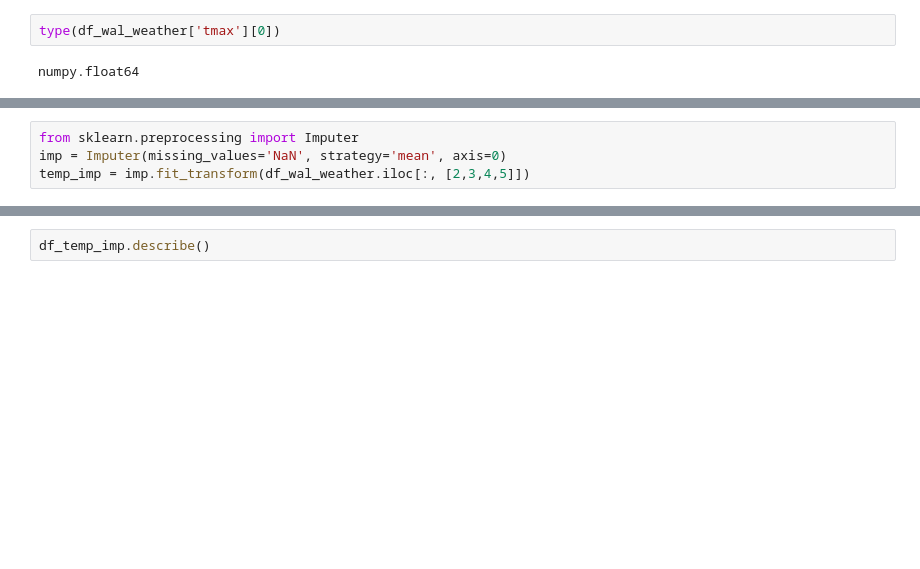
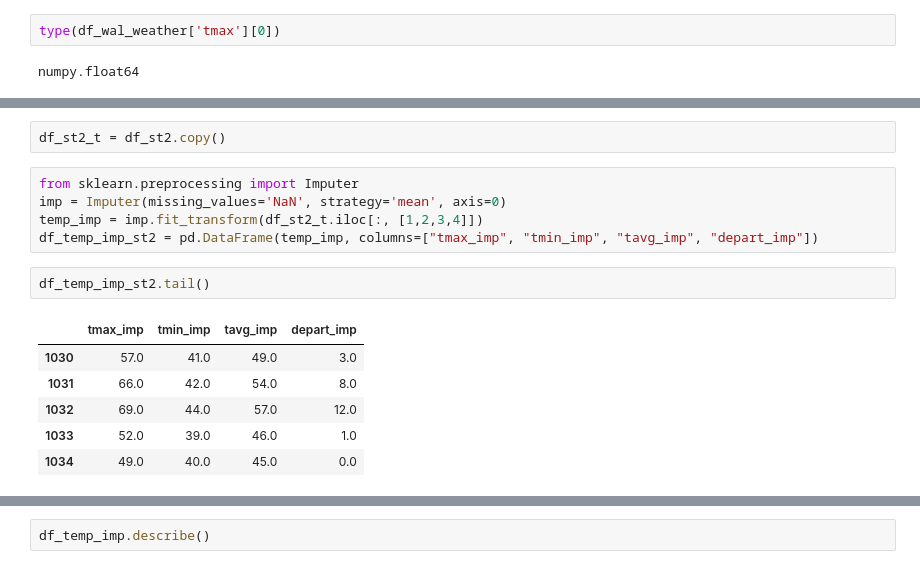
Before and after one commit to j-haaaaan/dss7_regproj1-walmart, a Jupyter notebook: EDA(Preprocessing).ipynb, the cells around one changed output, grey strips where cells are left out. Saved outputs shown, nothing was run; the diff lists cells and outputs as text; blank space fills up the shorter version.

```diff
--- a/EDA(Preprocessing).ipynb
+++ b/EDA(Preprocessing).ipynb
@@ -500,4 +707,16 @@ df_st20.tail()
+# %%
+df_st2_t = df_st2.copy()
 # %%
 from sklearn.preprocessing import Imputer
 imp = Imputer(missing_values='NaN', strategy='mean', axis=0)
-temp_imp = imp.fit_transform(df_wal_weather.iloc[:, [2,3,4,5]])
+temp_imp = imp.fit_transform(df_st2_t.iloc[:, [1,2,3,4]])
+df_temp_imp_st2 = pd.DataFrame(temp_imp, columns=["tmax_imp", "tmin_imp", "tavg_imp", "depart_imp"])
+# %%
+df_temp_imp_st2.tail()
+# %% [output]
+|  | tmax_imp | tmin_imp | tavg_imp | depart_imp |
+| 1030 | 57.0 | 41.0 | 49.0 | 3.0 |
+| 1031 | 66.0 | 42.0 | 54.0 | 8.0 |
+| 1032 | 69.0 | 44.0 | 57.0 | 12.0 |
+| 1033 | 52.0 | 39.0 | 46.0 | 1.0 |
+| 1034 | 49.0 | 40.0 | 45.0 | 0.0 |
```
Also changed, not shown: parts of 32 cells of this notebook.
